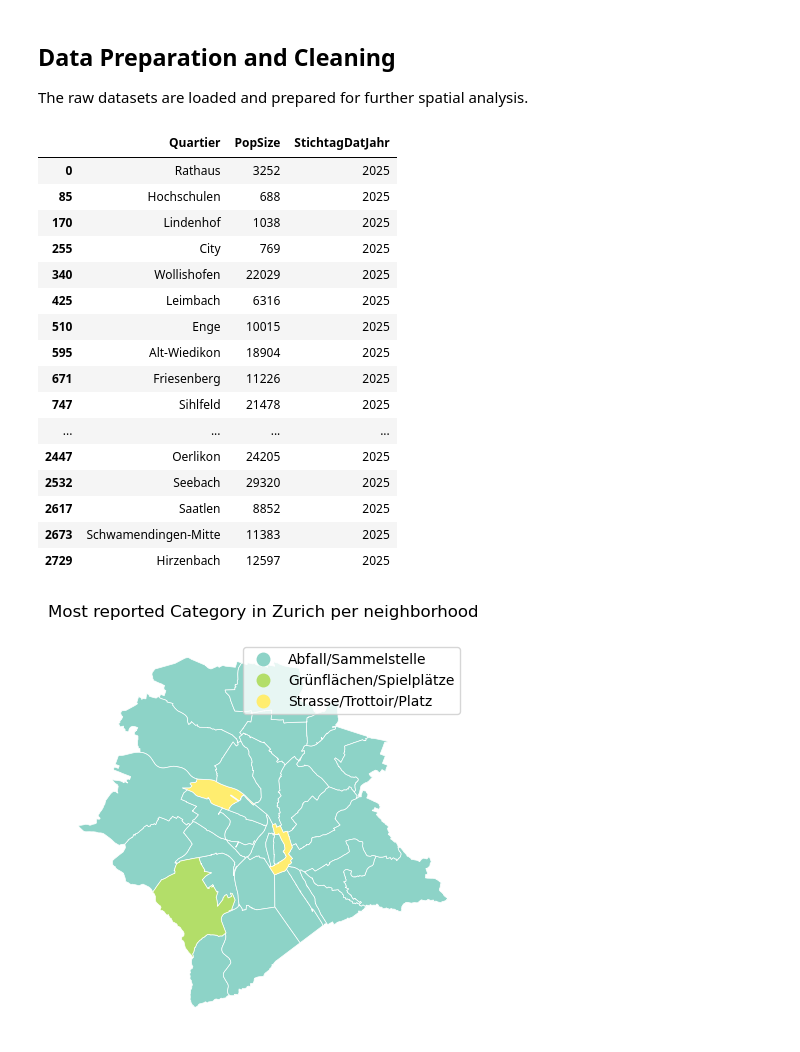
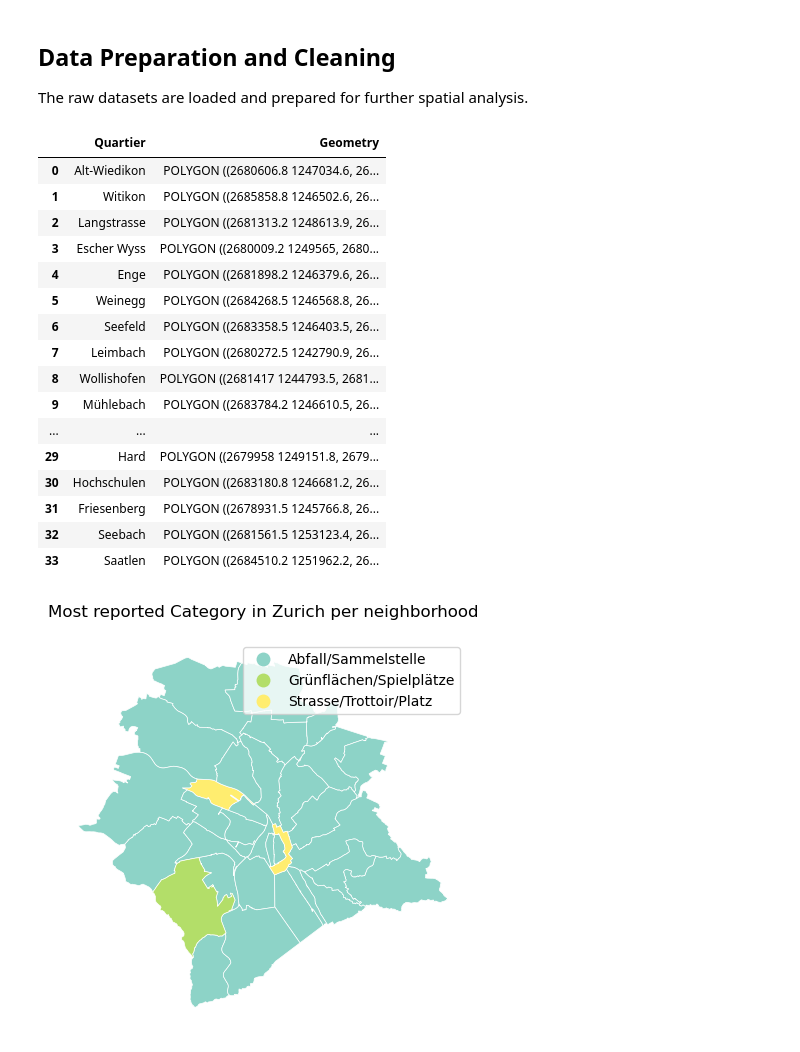
Before and after one commit to arisenn02/ESS341_Project_Arina_Senn, a Jupyter notebook: notebooks/1zurich_urban_issues.ipynb, the cells around one changed output. Cells and saved outputs as stored; diff of their text form; code cells hidden in the pictures.

```diff
--- a/notebooks/1zurich_urban_issues.ipynb
+++ b/notebooks/1zurich_urban_issues.ipynb
@@ -60,51 +60,52 @@ processed_zwn = gpd.GeoDataFrame(processed_zwn,geometry=gpd.points_from_xy(proce
 )
 # select useful columns (without East and North)
 #processed_zwn= processed_zwn[["category","report_time","geometry","status","resolved_time"]]
 
 #define CRS (CH1903+ / LV95)
 processed_zwn = processed_zwn.set_crs(epsg=2056)
 
 #-------------------------------------------------------------------------------------------------------------------------
 # Prepare processed_quartiere dataset
 #-------------------------------------------------------------------------------------------------------------------------
 
 # Convert geometry column from string format into geometry objects
 processed_quartiere["Geometry"] = processed_quartiere["Geometry"].apply(wkt.loads)
 
 #define "Geometry" column as spatial geometry in a GeoDataFrame
 processed_quartiere = gpd.GeoDataFrame(
     processed_quartiere,
     geometry="Geometry")
 
 #define missing CRS (CH1903+ / LV95)
 processed_quartiere = processed_quartiere.set_crs(epsg=2056)
 
 
 #-------------------------------------------------------------------------------------------------------------------------
 # Prepare pop_size dataset
 #-------------------------------------------------------------------------------------------------------------------------
 
 # choose year 2025
 pop_size= pop_size[raw_popsize["StichtagDatJahr"]	== 2025]
-pop_size
+
+processed_quartiere
 # %% [output]
-|  | Quartier | PopSize | StichtagDatJahr |
-| 0 | Rathaus | 3252 | 2025 |
-| 85 | Hochschulen | 688 | 2025 |
-| 170 | Lindenhof | 1038 | 2025 |
-| 255 | City | 769 | 2025 |
-| 340 | Wollishofen | 22029 | 2025 |
-| 425 | Leimbach | 6316 | 2025 |
-| 510 | Enge | 10015 | 2025 |
-| 595 | Alt-Wiedikon | 18904 | 2025 |
-| 671 | Friesenberg | 11226 | 2025 |
-| 747 | Sihlfeld | 21478 | 2025 |
-| ... | ... | ... | ... |
-| 2447 | Oerlikon | 24205 | 2025 |
-| 2532 | Seebach | 29320 | 2025 |
-| 2617 | Saatlen | 8852 | 2025 |
-| 2673 | Schwamendingen-Mitte | 11383 | 2025 |
-| 2729 | Hirzenbach | 12597 | 2025 |
+|  | Quartier | Geometry |
+| 0 | Alt-Wiedikon | POLYGON ((2680606.8 1247034.6, 26... |
+| 1 | Witikon | POLYGON ((2685858.8 1246502.6, 26... |
+| 2 | Langstrasse | POLYGON ((2681313.2 1248613.9, 26... |
+| 3 | Escher Wyss | POLYGON ((2680009.2 1249565, 2680... |
+| 4 | Enge | POLYGON ((2681898.2 1246379.6, 26... |
+| 5 | Weinegg | POLYGON ((2684268.5 1246568.8, 26... |
+| 6 | Seefeld | POLYGON ((2683358.5 1246403.5, 26... |
+| 7 | Leimbach | POLYGON ((2680272.5 1242790.9, 26... |
+| 8 | Wollishofen | POLYGON ((2681417 1244793.5, 2681... |
+| 9 | Mühlebach | POLYGON ((2683784.2 1246610.5, 26... |
+| ... | ... | ... |
+| 29 | Hard | POLYGON ((2679958 1249151.8, 2679... |
+| 30 | Hochschulen | POLYGON ((2683180.8 1246681.2, 26... |
+| 31 | Friesenberg | POLYGON ((2678931.5 1245766.8, 26... |
+| 32 | Seebach | POLYGON ((2681561.5 1253123.4, 26... |
+| 33 | Saatlen | POLYGON ((2684510.2 1251962.2, 26... |
 # %%
 #i
 import matplotlib.pyplot as plt
```
Also changed, not shown: parts of 2 cells of this notebook, 2 other files.
